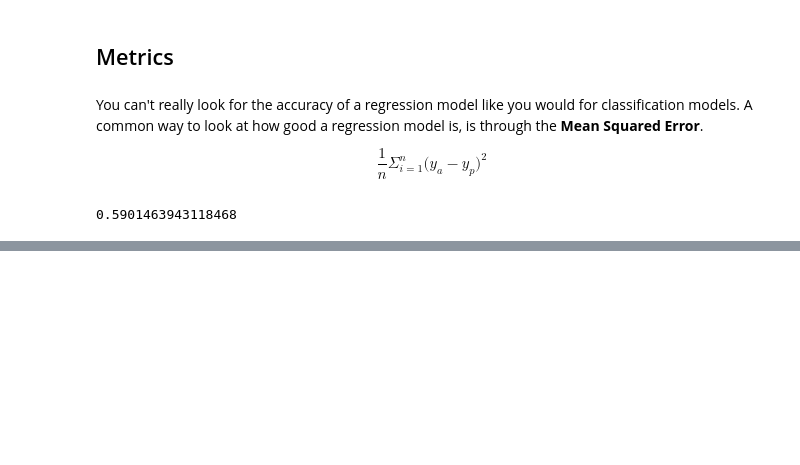
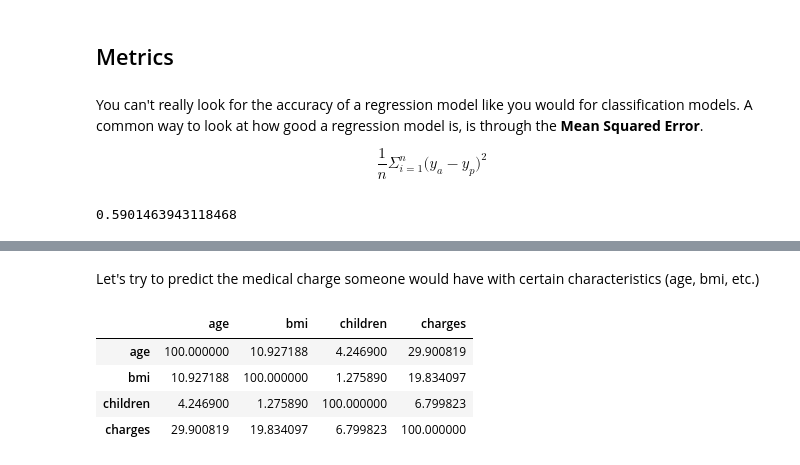
Before and after one commit to ishaandey/node, a Jupyter notebook: week-8/workshop/lin-reg/lin-reg_key.ipynb, the cells around one changed output, grey strips where cells are left out. Saved outputs shown, nothing was run; the diff lists cells and outputs as text; code cells hidden in the pictures; blank space fills up the shorter version.

```diff
--- a/week-8/workshop/lin-reg/lin-reg_key.ipynb
+++ b/week-8/workshop/lin-reg/lin-reg_key.ipynb
@@ -158 +168,12 @@ med.head()
+# %% [markdown]
+Let's try to predict the medical charge someone would have with certain characteristics (age, bmi, etc.)
+# %%
+# Correlation matrix
+med.corr()*100
+# %% [output]
+|  | age | bmi | children | charges |
+| age | 100.000000 | 10.927188 | 4.246900 | 29.900819 |
+| bmi | 10.927188 | 100.000000 | 1.275890 | 19.834097 |
+| children | 4.246900 | 1.275890 | 100.000000 | 6.799823 |
+| charges | 29.900819 | 19.834097 | 6.799823 | 100.000000 |
 # %%
```
Also changed, not shown: parts of 20 cells of this notebook, 1 other file.
